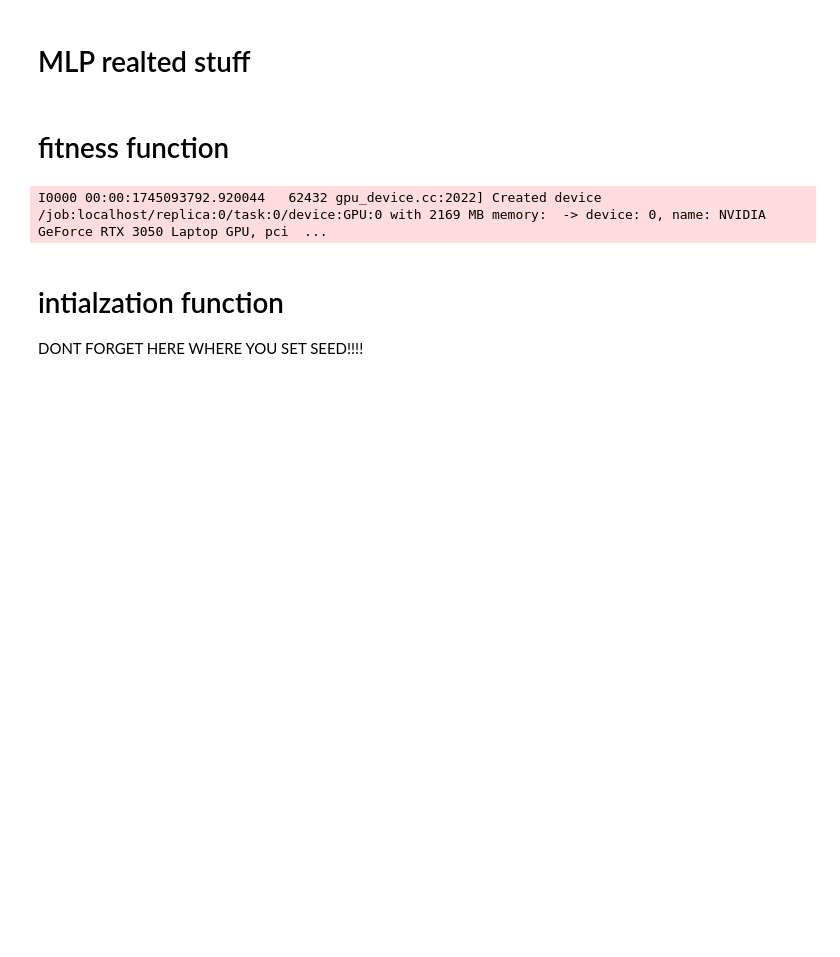
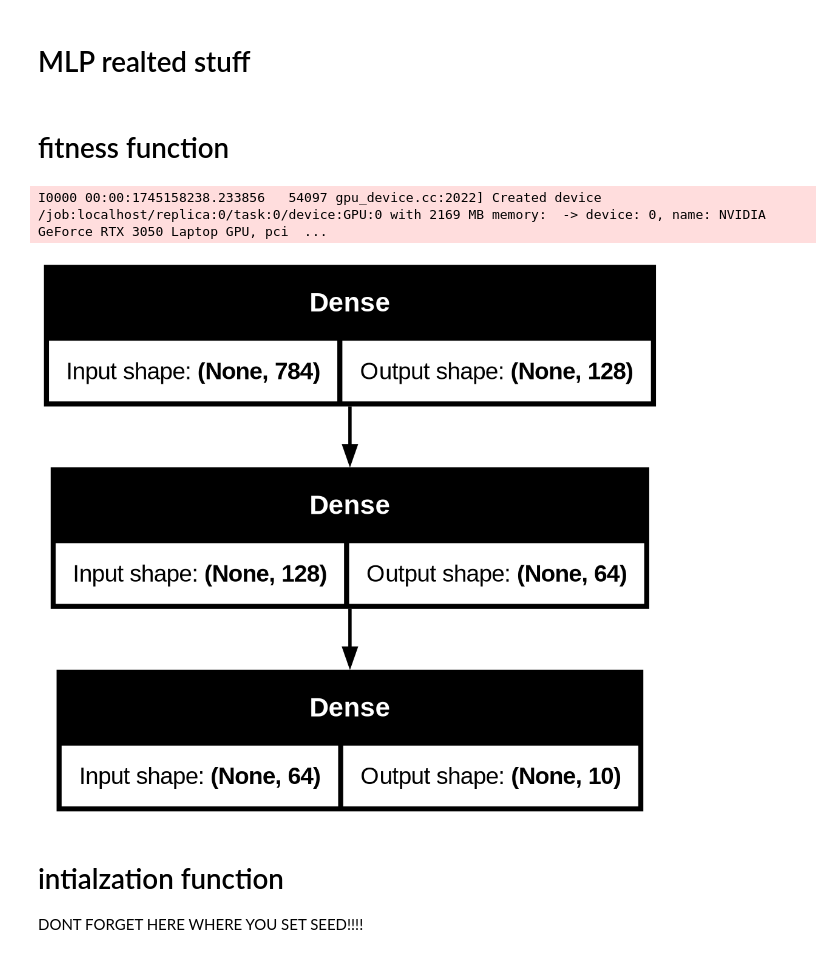
Before and after one commit to tadros12/EA_Project, a Jupyter notebook: code/project.ipynb, the cells around one changed output. Drawn from its saved outputs; the diff is of its cells as text; code cells hidden in the pictures; blank space fills up the shorter version.

```diff
--- a/code/project.ipynb
+++ b/code/project.ipynb
@@ -104,14 +109,17 @@ def fitness_function(x_train, y_train, original_model, weight_vector):
 # %%
 # test example
 model = model_create(input_dim=28*28 , output_dim=10 , hidden=[128, 64])
+model.compile(optimizer='adam', loss='categorical_crossentropy', metrics=['accuracy'])
+tf.keras.utils.plot_model(model, "model.png", show_shapes=True)
 
 # weight_vecotor_test = extract_weight(model)
 # print(weight_vecotor_test)
 
 # mse = fitness_function(train_images,encoded_train_label, model, weight_vecotor_test)
 # print("mse is : ",mse)
 # %% [output]
-I0000 00:00:1745093792.920044   62432 gpu_device.cc:2022] Created device /job:localhost/replica:0/task:0/device:GPU:0 with 2169 MB memory:  -> device: 0, name: NVIDIA GeForce RTX 3050 Laptop GPU, pci  ...
+I0000 00:00:1745158238.233856   54097 gpu_device.cc:2022] Created device /job:localhost/replica:0/task:0/device:GPU:0 with 2169 MB memory:  -> device: 0, name: NVIDIA GeForce RTX 3050 Laptop GPU, pci  ...
+[figure, added]
 # %% [markdown]
 # intialzation function
 
```
Also changed, not shown: parts of 9 cells of this notebook, 2 other files.
